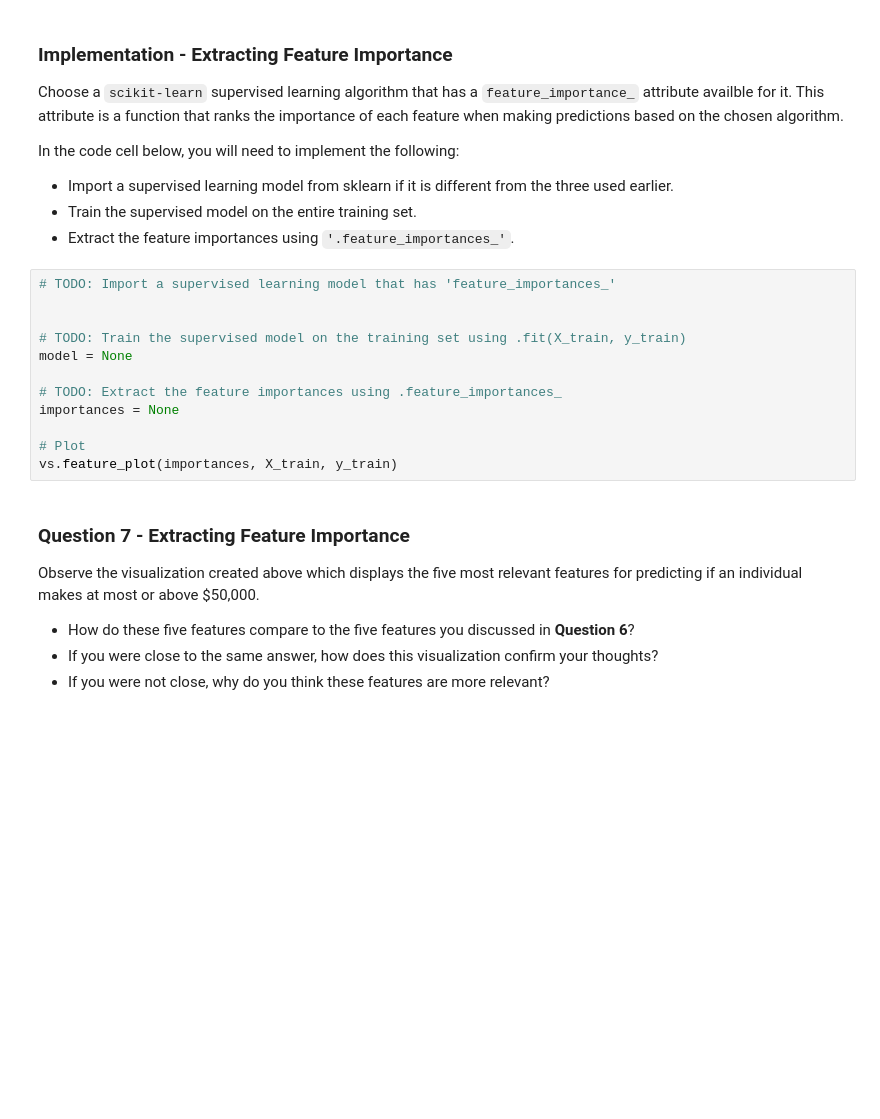
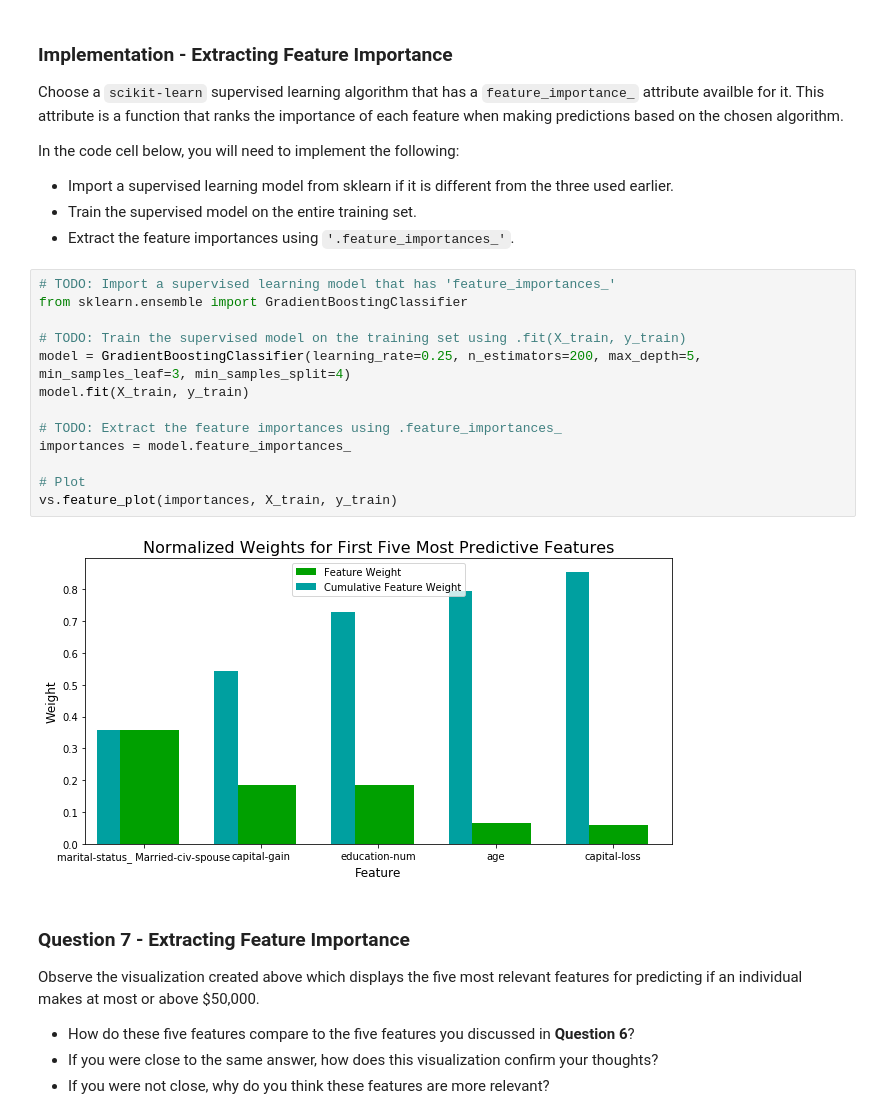
Before and after one commit to raduenuca/finding_donors, a Jupyter notebook: finding_donors.ipynb, the cells around one changed output. Saved outputs shown, nothing was run; the diff lists cells and outputs as text; blank space fills up the shorter version.

Commit message:
feat: Feature Importance
Question 7: Extracting Feature Importances

```diff
--- a/finding_donors.ipynb
+++ b/finding_donors.ipynb
@@ -629,16 +629,19 @@ In the code cell below, you will need to implement the following:
  - Extract the feature importances using `'.feature_importances_'`.
 # %%
 # TODO: Import a supervised learning model that has 'feature_importances_'
-
+from sklearn.ensemble import GradientBoostingClassifier
 
 # TODO: Train the supervised model on the training set using .fit(X_train, y_train)
-model = None
+model = GradientBoostingClassifier(learning_rate=0.25, n_estimators=200, max_depth=5, min_samples_leaf=3, min_samples_split=4)
+model.fit(X_train, y_train)
 
 # TODO: Extract the feature importances using .feature_importances_
-importances = None
+importances = model.feature_importances_
 
 # Plot
 vs.feature_plot(importances, X_train, y_train)
+# %% [output]
+[figure, added]
 # %% [markdown]
 ### Question 7 - Extracting Feature Importance
 
```
